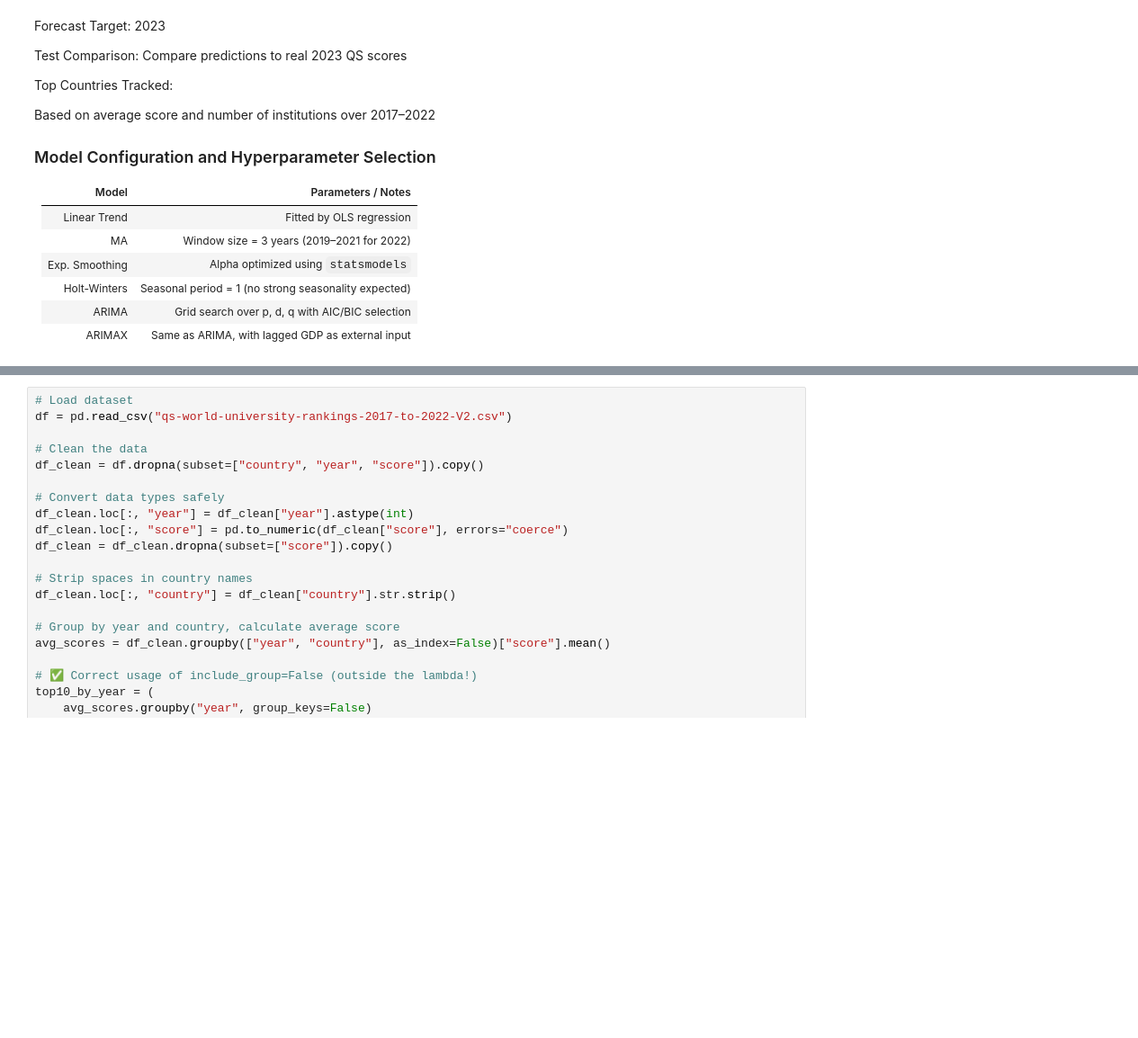
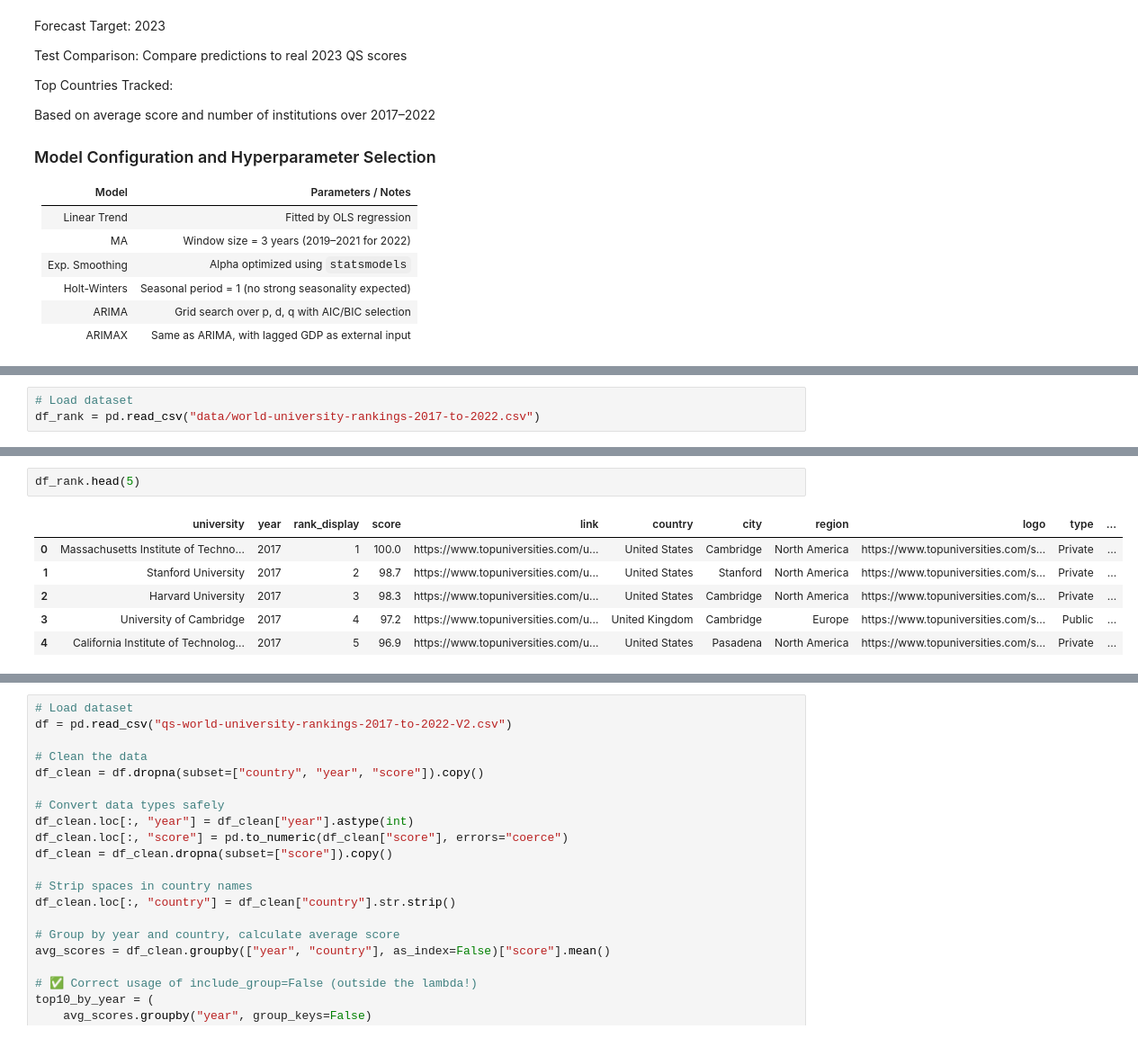
Before and after one commit to i11g/Data-Science-Project, a Jupyter notebook: Data.ipynb, the cells around one changed output, grey strips where cells are left out. Shown at 90% size. Cells and saved outputs as stored; diff of their text form; blank space fills up the shorter version.

```diff
--- a/Data.ipynb
+++ b/Data.ipynb
@@ -238,0 +261,3 @@ Based on average score and number of institutions over 2017–2022
+# %%
+# Load dataset
+df_rank = pd.read_csv("data/world-university-rankings-2017-to-2022.csv")
@@ -238,0 +292,9 @@ Based on average score and number of institutions over 2017–2022
+# %%
+df_rank.head(5)
+# %% [output]
+|  | university | year | rank_display | score | link | country | city | region | logo | type | ... |
+| 0 | Massachusetts Institute of Techno... | 2017 | 1 | 100.0 | https://www.topuniversities.com/u... | United States | Cambridge | North America | https://www.topuniversities.com/s... | Private | ... |
+| 1 | Stanford University | 2017 | 2 | 98.7 | https://www.topuniversities.com/u... | United States | Stanford | North America | https://www.topuniversities.com/s... | Private | ... |
+| 2 | Harvard University | 2017 | 3 | 98.3 | https://www.topuniversities.com/u... | United States | Cambridge | North America | https://www.topuniversities.com/s... | Private | ... |
+| 3 | University of Cambridge | 2017 | 4 | 97.2 | https://www.topuniversities.com/u... | United Kingdom | Cambridge | Europe | https://www.topuniversities.com/s... | Public | ... |
+| 4 | California Institute of Technolog... | 2017 | 5 | 96.9 | https://www.topuniversities.com/u... | United States | Pasadena | North America | https://www.topuniversities.com/s... | Private | ... |
```
Also changed, not shown: parts of 25 cells of this notebook, 1 other file.
